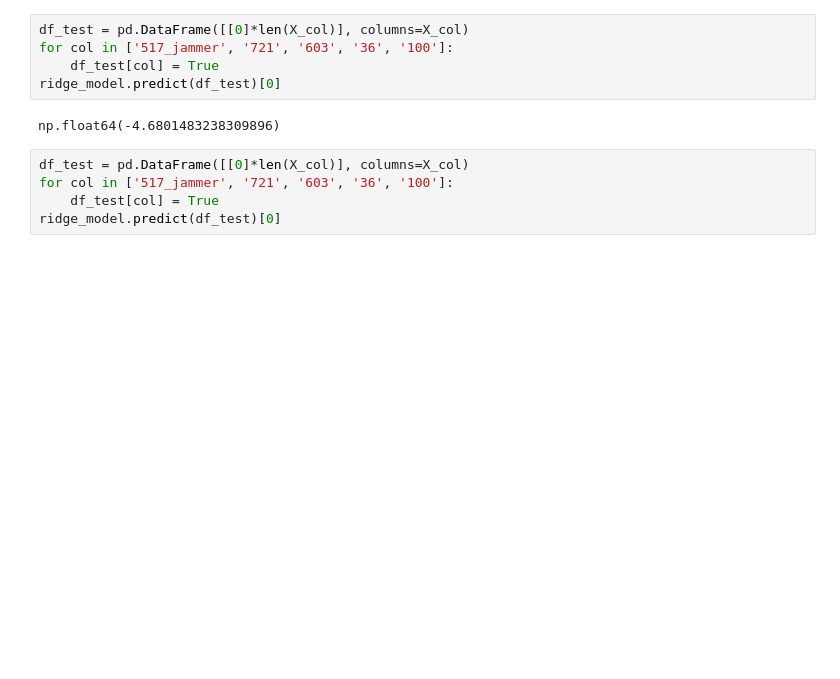
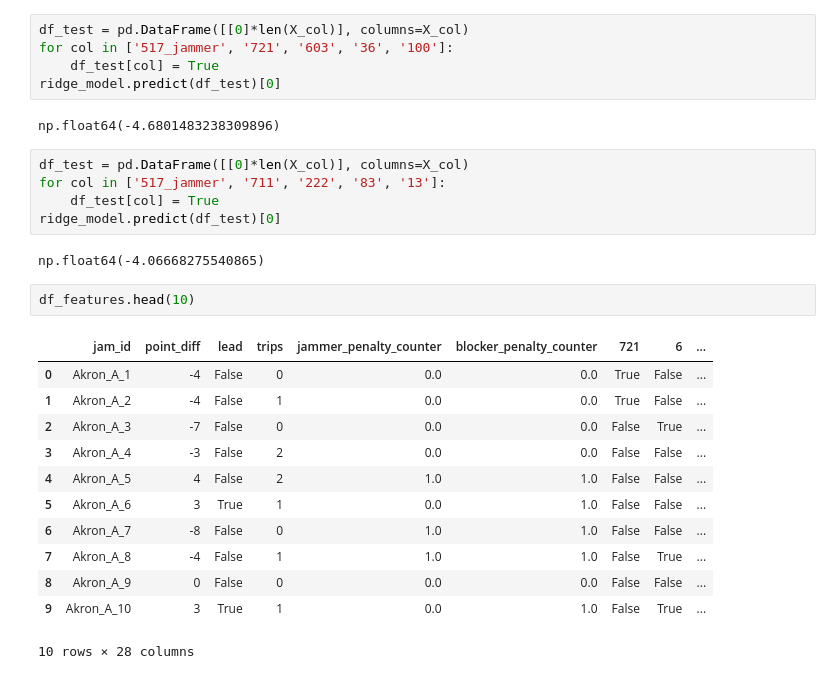
Before and after one commit to Trfitzy/roller_derby_stats, a Jupyter notebook: Regression_Model.ipynb, the cells around one changed output. Drawn from its saved outputs; the diff is of its cells as text; blank space fills up the shorter version.

```diff
--- a/Regression_Model.ipynb
+++ b/Regression_Model.ipynb
@@ -213,6 +233,23 @@ ridge_model.predict(df_test)[0]
 np.float64(-4.6801483238309896)
 # %%
 df_test = pd.DataFrame([[0]*len(X_col)], columns=X_col)
-for col in ['517_jammer', '721', '603', '36', '100']:
+for col in ['517_jammer', '711', '222', '83', '13']:
     df_test[col] = True
 ridge_model.predict(df_test)[0]
+# %% [output]
+np.float64(-4.06668275540865)
+# %%
+df_features.head(10)
+# %% [output]
+|  | jam_id | point_diff | lead | trips | jammer_penalty_counter | blocker_penalty_counter | 721 | 6 | ... |
+| 0 | Akron_A_1 | -4 | False | 0 | 0.0 | 0.0 | True | False | ... |
+| 1 | Akron_A_2 | -4 | False | 1 | 0.0 | 0.0 | True | False | ... |
+| 2 | Akron_A_3 | -7 | False | 0 | 0.0 | 0.0 | False | True | ... |
+| 3 | Akron_A_4 | -3 | False | 2 | 0.0 | 0.0 | False | False | ... |
+| 4 | Akron_A_5 | 4 | False | 2 | 1.0 | 1.0 | False | False | ... |
+| 5 | Akron_A_6 | 3 | True | 1 | 0.0 | 1.0 | False | False | ... |
+| 6 | Akron_A_7 | -8 | False | 0 | 1.0 | 1.0 | False | False | ... |
+| 7 | Akron_A_8 | -4 | False | 1 | 1.0 | 1.0 | False | True | ... |
+| 8 | Akron_A_9 | 0 | False | 0 | 0.0 | 0.0 | False | False | ... |
+| 9 | Akron_A_10 | 3 | True | 1 | 0.0 | 1.0 | False | True | ... |
+10 rows × 28 columns
```
Also changed, not shown: parts of 2 cells of this notebook.
